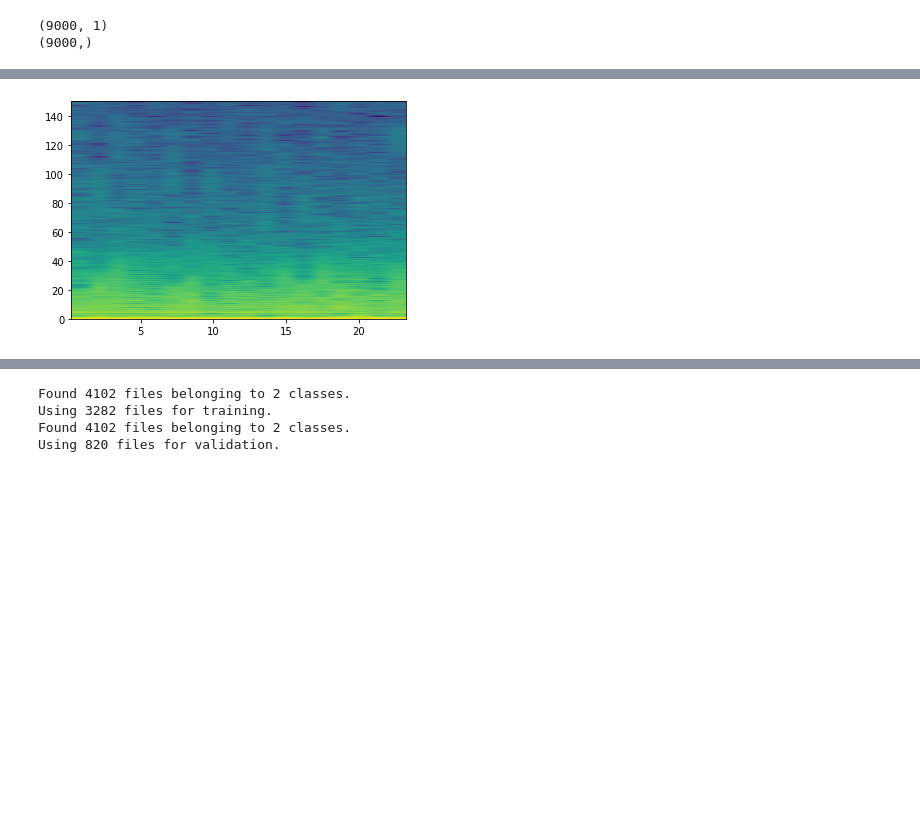
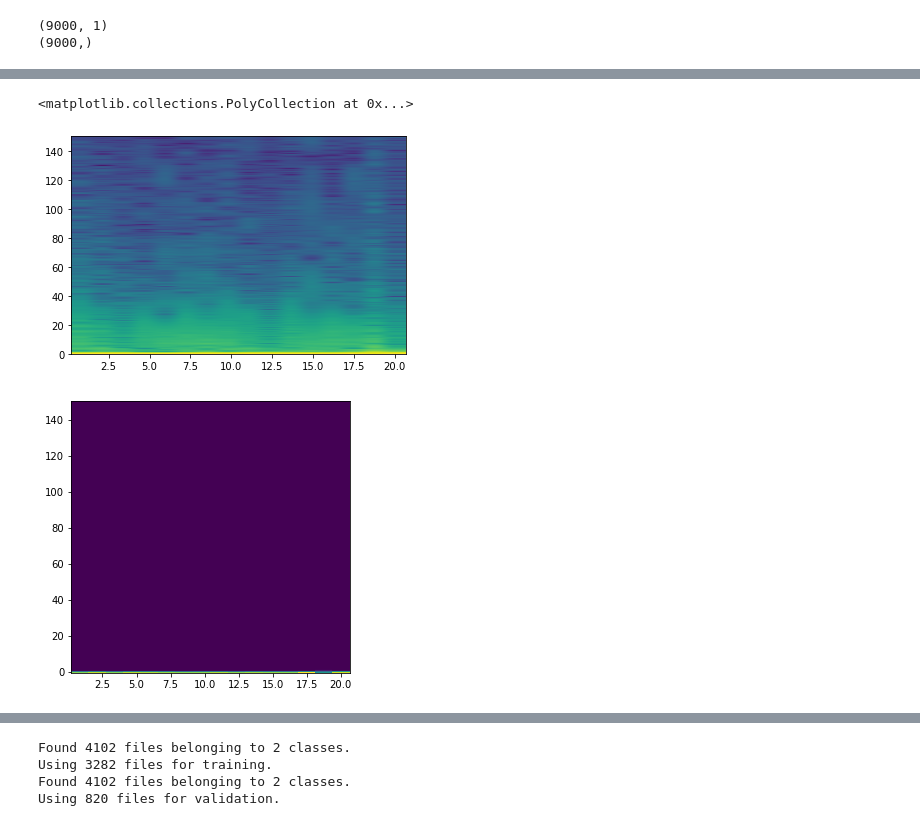
Before and after one commit to loewe2/die-sonderposten, a Jupyter notebook: CNN.ipynb, the cells around one changed output, grey strips where cells are left out. Cells and saved outputs as stored; diff of their text form; code cells hidden in the pictures; blank space fills up the shorter version.

```diff
--- a/CNN.ipynb
+++ b/CNN.ipynb
@@ -51,10 +49,20 @@ The new length of the signal is:  7200
 # %%
+from scipy import signal
+from scipy.fft import fftshift
 #create spectogram of signal
 spectrum, freqs, t, im = plt.specgram(normalisesignal, NFFT=512, Fs=300)
-spectrum.shape
-plt.savefig('testfig.png')
+
+#plt.savefig('testfig.png')
+plt.figure(figsize=(5,5))
+#t,f, Sxx = scipy.signal.spectrogram(normalisesignal, fs=300, nfft=512)
+
+
+plt.pcolor(t, freqs, spectrum )
+#Sxx.shape
 # %% [output]
+<matplotlib.collections.PolyCollection at 0x...>
-[figure, old version]
+[figure, new version]
+[figure, added]
 # %%
 with open('training/REFERENCE.csv') as csv_file:      # Einlesen der Liste mit Dateinamen und Zuordnung
     csv_reader = csv.reader(csv_file, delimiter=',')
```
Also changed, not shown: parts of 5 cells of this notebook.
